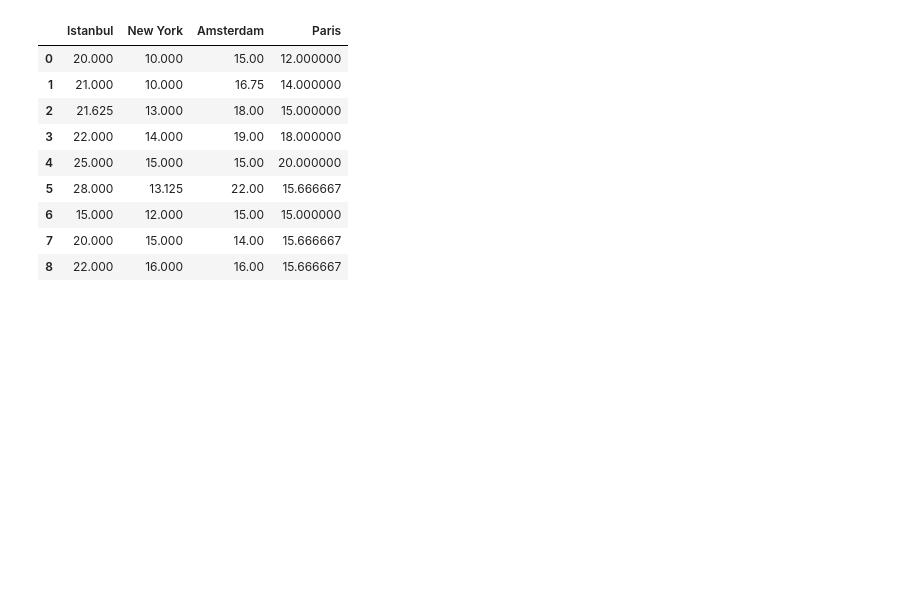
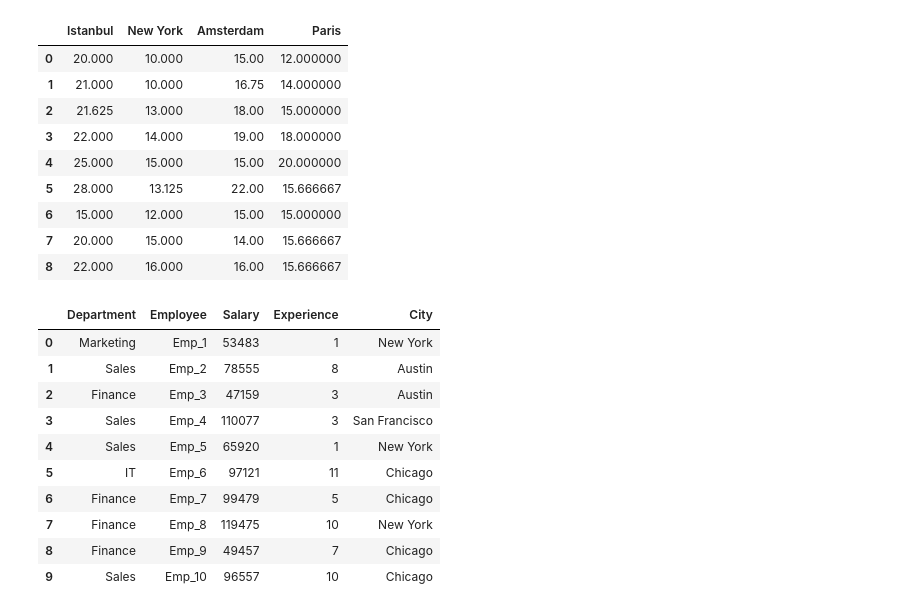
Before and after one commit to emrexyildiz/PythonForDataScienceNotebooks, a Jupyter notebook: 6-DataFrameOperations.ipynb, the cells around one changed output. Drawn from its saved outputs; the diff is of its cells as text; code cells hidden in the pictures; blank space fills up the shorter version.

```diff
--- a/6-DataFrameOperations.ipynb
+++ b/6-DataFrameOperations.ipynb
@@ -189,0 +192,16 @@ weather_na_df.fillna(weather_na_df.mean())     ### burada yaptigimiz sey ise eks
+# %%
+df = pd.read_csv('6-employee.csv')
+# %%
+df.head(10)
+# %% [output]
+|  | Department | Employee | Salary | Experience | City |
+| 0 | Marketing | Emp_1 | 53483 | 1 | New York |
+| 1 | Sales | Emp_2 | 78555 | 8 | Austin |
+| 2 | Finance | Emp_3 | 47159 | 3 | Austin |
+| 3 | Sales | Emp_4 | 110077 | 3 | San Francisco |
+| 4 | Sales | Emp_5 | 65920 | 1 | New York |
+| 5 | IT | Emp_6 | 97121 | 11 | Chicago |
+| 6 | Finance | Emp_7 | 99479 | 5 | Chicago |
+| 7 | Finance | Emp_8 | 119475 | 10 | New York |
+| 8 | Finance | Emp_9 | 49457 | 7 | Chicago |
+| 9 | Sales | Emp_10 | 96557 | 10 | Chicago |
```
Also changed, not shown: parts of 15 cells of this notebook.
